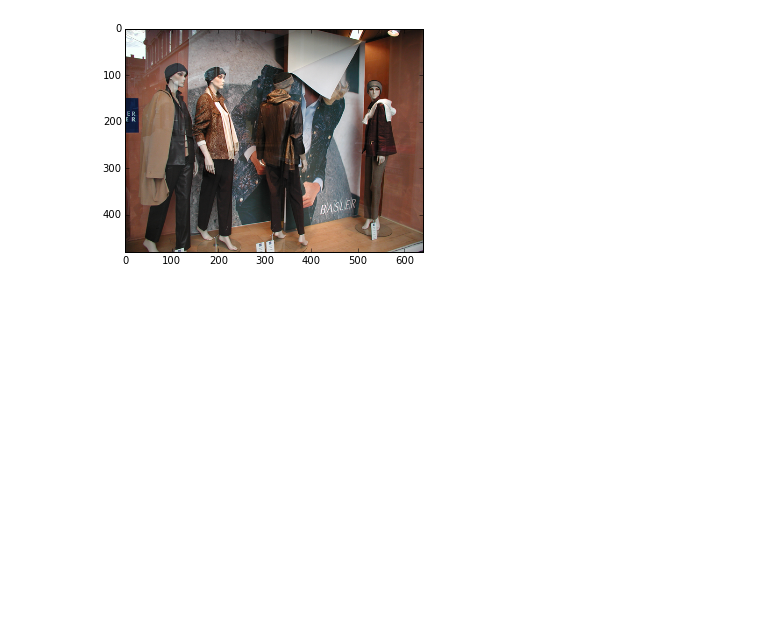
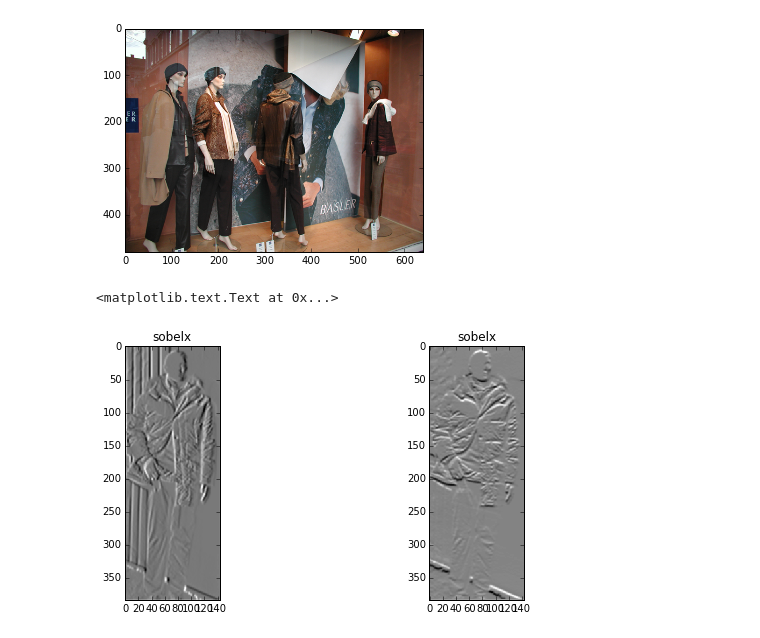
Before and after one commit to justayak/computer_vision_ws2015, a Jupyter notebook: u05/HOGs.ipynb, the cells around one changed output. Cells and saved outputs as stored; diff of their text form; code cells hidden in the pictures; blank space fills up the shorter version.

```diff
--- a/u05/HOGs.ipynb
+++ b/u05/HOGs.ipynb
@@ -23,3 +24,27 @@ plt.imshow(people2)
 [figure]
 [figure]
 [figure]
+# %%
+# Sobel
+import scipy.ndimage.filters as filters
+
+gray_person = cv2.cvtColor(person, cv2.COLOR_RGB2GRAY)
+gray_person = cv2.GaussianBlur(gray_person, (3, 3), 0)
+
+# convolute
+sobelx = cv2.Sobel(gray_person, cv2.CV_64F, 1, 0, ksize=5)
+sobely = cv2.Sobel(gray_person, cv2.CV_64F, 0, 1, ksize=5)
+
+A = filters.sobel(gray_person)
+#plt.imshow(gray_person, cmap=plt.get_cmap('gray'))
+fig1 = plt.figure(figsize=(10, 10))
+ax1 = fig1.add_subplot(2,2,1)
+ax1.imshow(sobelx, cmap=plt.get_cmap('gray'), interpolation='none')
+ax1.set_title('sobelx')
+
+ax2 = fig1.add_subplot(2,2,2)
+ax2.imshow(sobely, cmap=plt.get_cmap('gray'), interpolation='none')
+ax2.set_title('sobelx')
+# %% [output]
+<matplotlib.text.Text at 0x...>
+[figure, added]
```
Also changed, not shown: parts of 1 cell of this notebook.
